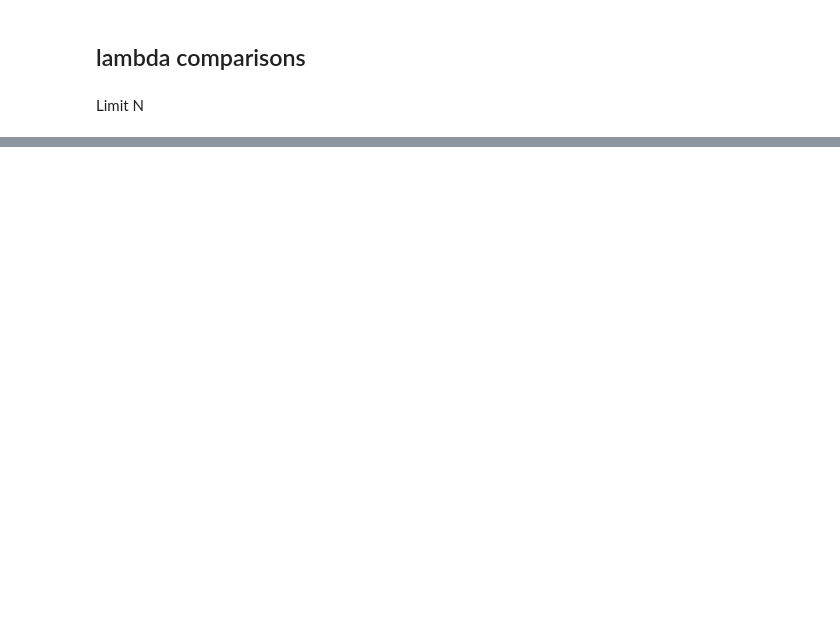
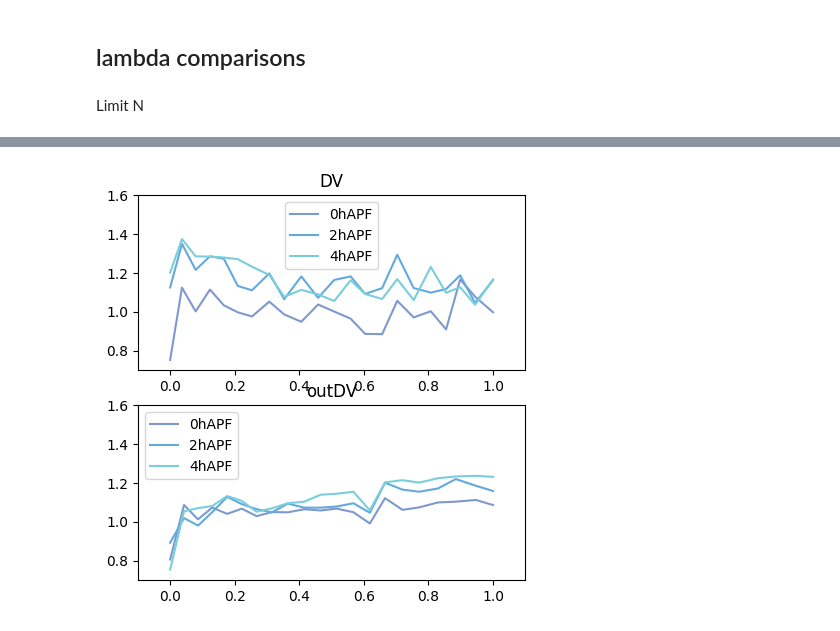
Before and after one commit to abhijeetkrishna/WDeversion_theory, a Jupyter notebook: Experiments/notebooks/prop_comparison_analysis.ipynb, the cells around one changed output, grey strips where cells are left out. Saved outputs shown, nothing was run; the diff lists cells and outputs as text; code cells hidden in the pictures; blank space fills up the shorter version.

```diff
--- a/Experiments/notebooks/prop_comparison_analysis.ipynb
+++ b/Experiments/notebooks/prop_comparison_analysis.ipynb
@@ -316,6 +299,25 @@ for i in range(len(regions)):
-# %%
-#investigating why the error in lambda_rearrangement is so high
-
-df_temp = df_comparison[(df_comparison["region"] == "DV") & (df_comparison["devstage_init"] == "wL3") & (df_comparison["devstage_final"] == "4hAPF")]
-
-fig,axs = plt.subplots(1,4, figsize=(10,5))
+# %%
+#plot lambda_area_mean vs cumcount_mean for each devstage_final
+lambda_name = "lambda_rearrangement"
+fig,axs = plt.subplots(2,1, figsize=(5,5))
+regions = ["DV", "outDV"]
+for i in range(len(regions)):
+    region = regions[i]
+    ax = axs[i]
+
+    for j in range(len(devstage_combinations)):
+
+        devstage_init = devstage_combinations.loc[j,"devstage_init"]
+        devstage_final = devstage_combinations.loc[j,"devstage_final"]
+
+        df_temp = df_comparison[(df_comparison["region"] == region)&(df_comparison["devstage_init"] == devstage_init)&(df_comparison["devstage_final"] == devstage_final)]
+
+        ax.plot(df_temp["ref_pathlength_scaled"], df_temp[lambda_name + "_mean"], label=devstage_final, color = color_dict[devstage_final])
+        #ax.fill_between(df_temp["ref_pathlength_scaled"], df_temp[lambda_name + "_mean"]-df_temp[lambda_name + "_std"], df_temp[lambda_name + "_mean"]+df_temp[lambda_name + "_std"], alpha=0.2, color = color_dict[devstage_final], linewidth=0)
+
+    ax.set_title(region)
+    ax.set_ylim(0.7,1.6)
+    ax.set_xlim(-0.1,1.1)
+    ax.legend()
+# %% [output]
+[figure, added]
```
Also changed, not shown: parts of 7 cells of this notebook.
